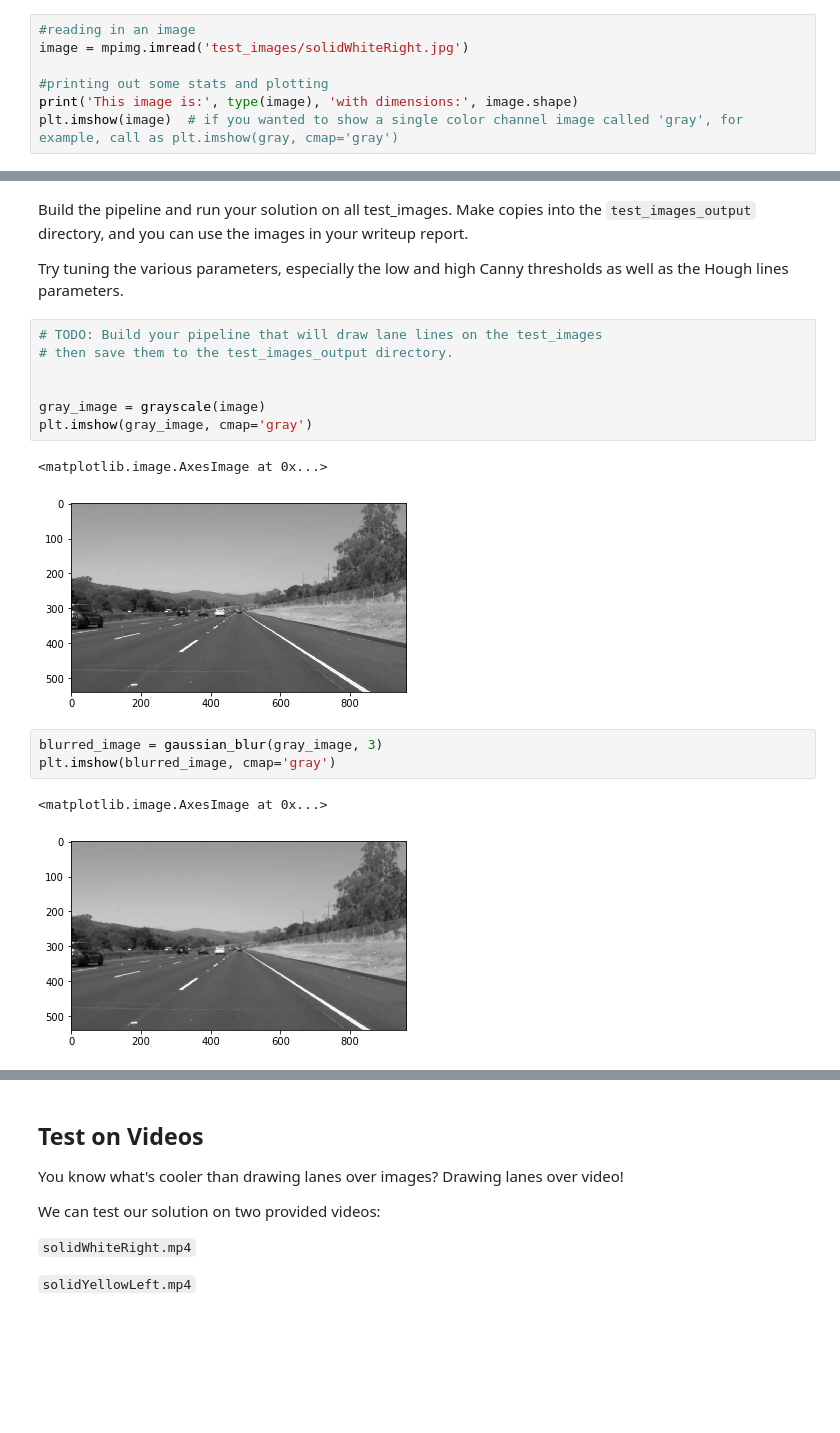
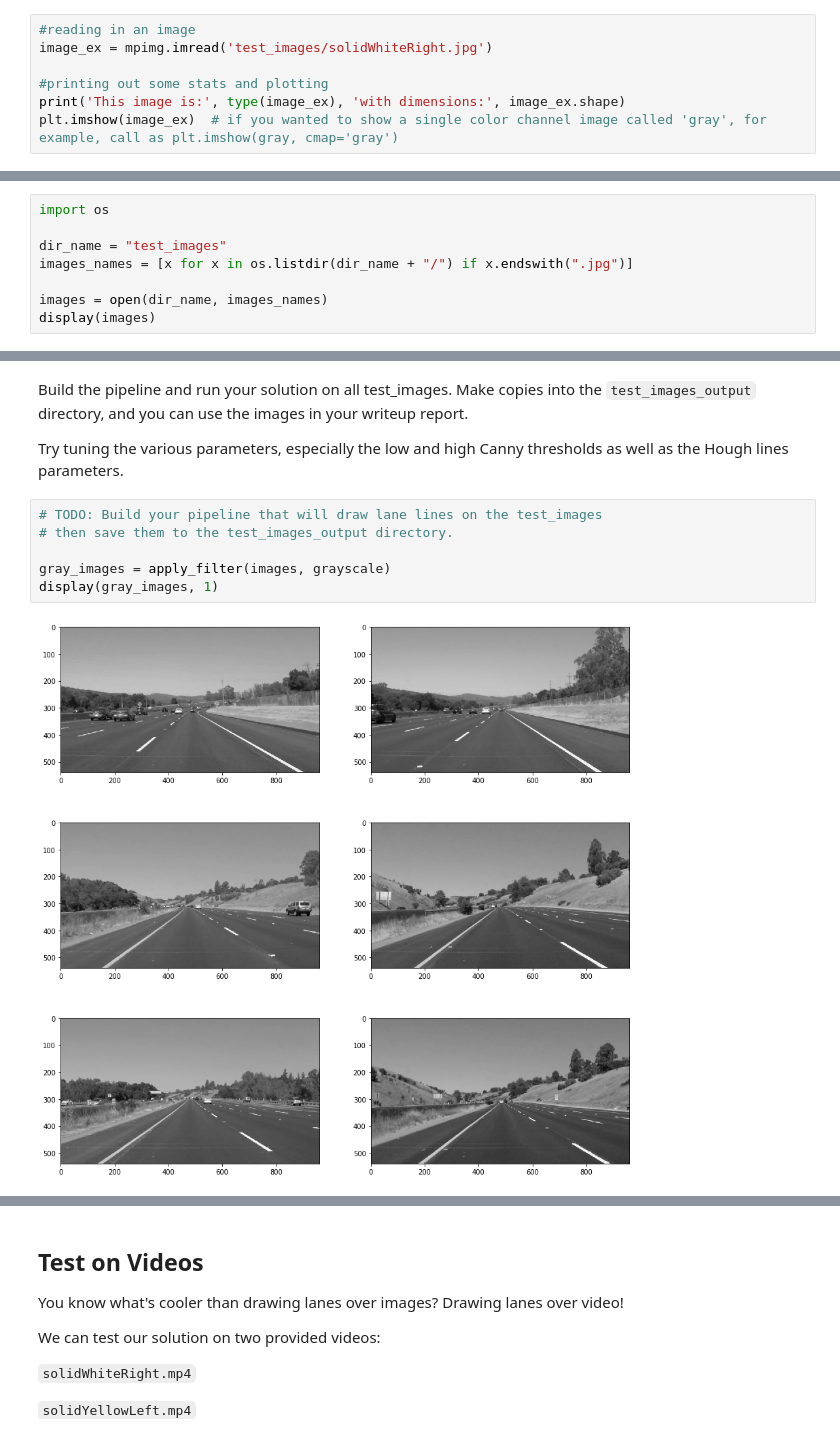
Before and after one commit to mirunavlc/CarND-LaneLines-P1, a Jupyter notebook: P1.ipynb, the cells around one changed output, grey strips where cells are left out. Saved outputs shown, nothing was run; the diff lists cells and outputs as text; blank space fills up the shorter version.

```diff
--- a/P1.ipynb
+++ b/P1.ipynb
@@ -51,11 +51,11 @@ import cv2
 ## Read in an Image
 # %%
 #reading in an image
-image = mpimg.imread('test_images/solidWhiteRight.jpg')
+image_ex = mpimg.imread('test_images/solidWhiteRight.jpg')
 
 #printing out some stats and plotting
-print('This image is:', type(image), 'with dimensions:', image.shape)
-plt.imshow(image)  # if you wanted to show a single color channel image called 'gray', for example, call as plt.imshow(gray, cmap='gray')
+print('This image is:', type(image_ex), 'with dimensions:', image_ex.shape)
+plt.imshow(image_ex)  # if you wanted to show a single color channel image called 'gray', for example, call as plt.imshow(gray, cmap='gray')
 # %% [output]
 This image is: <class 'numpy.ndarray'> with dimensions: (540, 960, 3)
 <matplotlib.image.AxesImage at 0x...>
@@ -226,0 +252,8 @@ os.listdir("test_images/")
+# %%
+import os
+
+dir_name = "test_images"
+images_names = [x for x in os.listdir(dir_name + "/") if x.endswith(".jpg")]
+
+images = open(dir_name, images_names)
+display(images)
@@ -233,16 +268,8 @@ Try tuning the various parameters, especially the low and high Canny thresholds
 # %%
 # TODO: Build your pipeline that will draw lane lines on the test_images
 # then save them to the test_images_output directory.
 
-
-gray_image = grayscale(image)
-plt.imshow(gray_image, cmap='gray')
+gray_images = apply_filter(images, grayscale)
+display(gray_images, 1)
 # %% [output]
-<matplotlib.image.AxesImage at 0x...>
-[figure, old version]
+[figure, new version]
-# %%
-blurred_image = gaussian_blur(gray_image, 3)
-plt.imshow(blurred_image, cmap='gray')
-# %% [output]
-<matplotlib.image.AxesImage at 0x...>
-[figure, removed]
```
Also changed, not shown: parts of 15 cells of this notebook.
